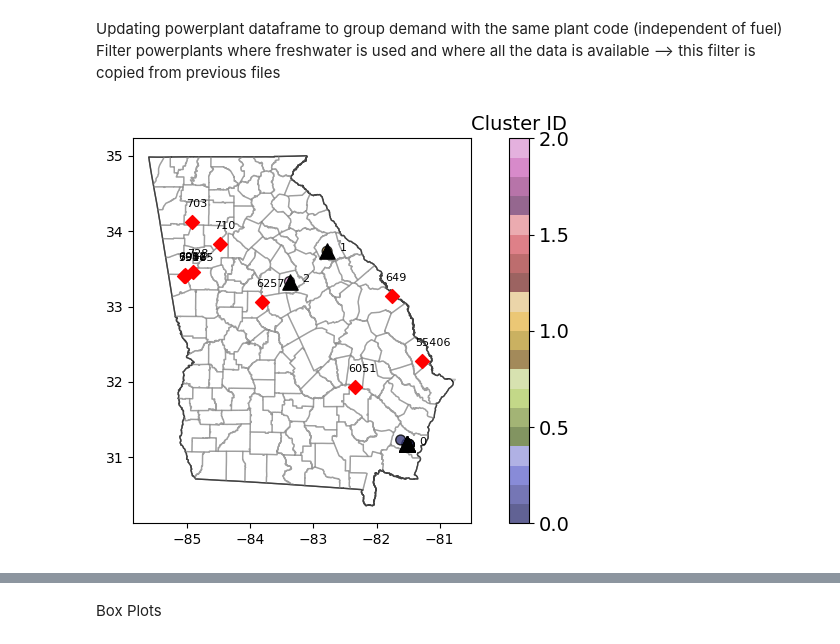
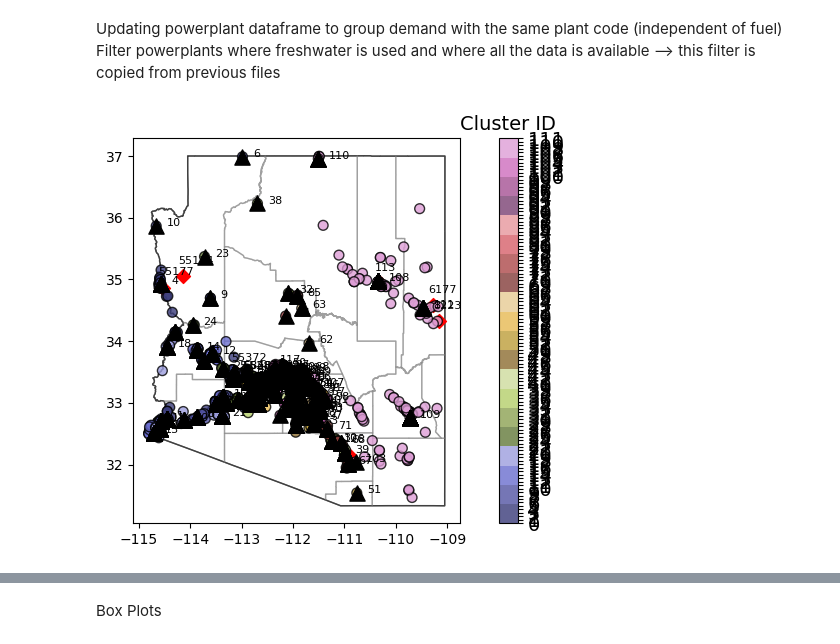
Before and after one commit to MuktaHardikar/WaterTAP3, a Jupyter notebook: watertap3/watertap3/BW_PP_USA.ipynb, the cells around one changed output, grey strips where cells are left out. Drawn from its saved outputs; the diff is of its cells as text; code cells hidden in the pictures.

Commit message:
power second pass, domestic data set

```diff
--- a/watertap3/watertap3/BW_PP_USA.ipynb
+++ b/watertap3/watertap3/BW_PP_USA.ipynb
@@ -18,11 +18,21 @@ from bw_lcow_functions import *
 # %% [markdown]
 Updated brackish water LCOW calculations
 # %%
-bw_df = pd.read_csv('/Users/mhardika/Documents/AMO/GeoToolAll_Methods/Water Source Data/Brackish/brackish_sites_with_metrics_baseline_dwi_updated_costs_transport_updated_basis_1.csv')
+# bw_df = pd.read_csv('/Users/mhardika/Documents/AMO/GeoToolAll_Methods/Water Source Data/Brackish/brackish_sites_with_metrics_baseline_dwi_updated_costs_transport_updated_basis_1.csv')
+bw_df = pd.read_csv('/Users/mhardika/Documents/AMO/GeoToolAll_Methods/Water Source Data/Brackish/brackish_sites_baseline_dwi_5Feb23.csv')
 netl_df = pd.read_csv("/Users/mhardika/Documents/AMO/GeoToolAll_Methods/Water Source Data/Power/NETL_ThermalPlants_Filtered.csv")
+pp_elev_db = pd.read_csv("/Users/mhardika/Documents/AMO/GeoToolAll_Methods/Water Source Data/Power/pp_elevation_data.csv", index_col = 0)
+pp_elev_db = pp_elev_db.set_index('PlantCode')
 
-state_alpha = 'GA'
-PATH = r'\Users\mhardika\Documents\AMO\GeoToolAll_Methods\Water Source Data\Brackish\clustering_results\\' + state_alpha
+state_alpha = 'AZ'
+# PATH = r'\Users\mhardika\Documents\AMO\GeoToolAll_Methods\Water Source Data\Brackish\clustering_results\\' + state_alpha
+PATH = r'\Users\mhardika\Documents\AMO\Analysis Data Files\clustering_results\\' + state_alpha
 cluster_bw_df = pd.read_csv(PATH + '\\' + state_alpha.lower()+'_cluster.csv').drop(['Unnamed: 0'],axis=1)
 subcluster_bw_df = pd.read_csv(PATH + '\\' + state_alpha.lower()+'_subcluster.csv').drop(['Unnamed: 0'],axis=1)
 bw_cluster_kmeans = pd.read_csv(PATH + '\\' + state_alpha.lower()+'_bw_kmeans.csv').drop(['Unnamed: 0'],axis=1)
+
+us_counties = gp.read_file(r'\Users\mhardika\Documents\AMO\GeoToolAll_Methods\GeoData\US_County_Boundaries\US_CountyBndrys.shp')
+us_counties = us_counties.to_crs("EPSG:4326")
+us_states = gp.read_file(r'C:\Users\mhardika\Documents\AMO\2050\analysis_files\tl_rd22_us_state\tl_rd22_us_state.shp')
+
+state_code_df =  pd.read_csv(r'/Users/mhardika/Documents/watertap3/WaterTAP3/watertap3/watertap3/data/state_geocode.csv',index_col='abbv')
@@ -56,61 +68,61 @@ for key in pp_group.groups.keys():
 # %%
 # Plot location of powerplants
 # pp_demand_met_df = one_pp_many_bw_df.groupby('PlantCode').last()
 
-us_counties = gp.read_file(r'\Users\mhardika\Documents\AMO\GeoToolAll_Methods\GeoData\US_County_Boundaries\US_CountyBndrys.shp')
-us_counties = us_counties.to_crs("EPSG:4326")
-us_states = gp.read_file(r'C:\Users\mhardika\Documents\AMO\2050\analysis_files\tl_rd22_us_state\tl_rd22_us_state.shp')
+def plot_map(cluster_bw_df):
+    abbv_code = cluster_bw_df.state_alpha.map(state_code_df.state_id)
 
-state_code_df =  pd.read_csv(r'/Users/mhardika/Documents/watertap3/WaterTAP3/watertap3/watertap3/data/state_geocode.csv',index_col='abbv')
-abbv_code = cluster_bw_df.state_alpha.map(state_code_df.state_id)
+    state_code = f'{abbv_code[0]:02d}'
+    # state_code = '09'
+    state_geo = us_counties.loc[us_counties['STATEFP']==state_code]
+    state_border = us_states.loc[us_states['STATEFP']==state_code]
 
-state_code = f'{abbv_code[0]:02d}'
-# state_code = '09'
-state_geo = us_counties.loc[us_counties['STATEFP']==state_code]
-state_border = us_states.loc[us_states['STATEFP']==state_code]
+    pp_long = pp_combined_df[pp_combined_df['PlantState']==state_alpha]['PPLongitude']
+    pp_lat = pp_combined_df[pp_combined_df['PlantState']==state_alpha]['PPLatitude']
 
-pp_long = pp_combined_df[pp_combined_df['PlantState']==state_alpha]['PPLongitude']
-pp_lat = pp_combined_df[pp_combined_df['PlantState']==state_alpha]['PPLatitude']
+    pp_geometry = [Point(xy) for xy in zip(pp_long,pp_lat)]
+    pp_geo_df = gp.GeoDataFrame(geometry = pp_geometry, crs='EPSG:4326')
+    pp_geo_df.geometry = pp_geo_df.geometry.to_crs('EPSG:4326')
 
-pp_geometry = [Point(xy) for xy in zip(pp_long,pp_lat)]
-pp_geo_df = gp.GeoDataFrame(geometry = pp_geometry, crs='EPSG:4326')
-pp_geo_df.geometry = pp_geo_df.geometry.to_crs('EPSG:4326')
+    # pp_demand_met_df = one_pp_many_bw_df[one_pp_many_bw_df['Cum_PPDemandFracMet']>=1].groupby('PlantCode').first()
 
-# pp_demand_met_df = one_pp_many_bw_df[one_pp_many_bw_df['Cum_PPDemandFracMet']>=1].groupby('PlantCode').first()
+    fig, (ax) = plt.subplots(figsize = (10,5))
 
-fig, (ax) = plt.subplots(figsize = (10,5))
+    state_border.plot(ax=ax,facecolor ='none',edgecolor ='black')
+    state_geo.plot(ax=ax,facecolor ='none',edgecolor ='gray',alpha = 0.5)
 
-state_border.plot(ax=ax,facecolor ='none',edgecolor ='black')
-state_geo.plot(ax=ax,facecolor ='none',edgecolor ='gray',alpha = 0.5)
+    pp_geo_df.plot(ax=ax, color='red', markersize = 50,label='PP', marker = 'D')
 
-pp_geo_df.plot(ax=ax, color='red', markersize = 50,label='PP', marker = 'D')
+    for i, txt in enumerate(pp_combined_df[pp_combined_df['PlantState']==state_alpha]['PlantCode'].unique()):
+        ax.annotate(txt,
+                    (pp_combined_df[pp_combined_df['PlantCode']==txt]['PPLongitude'].values[0]-0.1,
+                    pp_combined_df[pp_combined_df['PlantCode']==txt]['PPLatitude'].values[0]+0.2),fontsize =8)
 
-for i, txt in enumerate(pp_combined_df[pp_combined_df['PlantState']==state_alpha]['PlantCode'].unique()):
-    ax.annotate(txt,
-                (pp_combined_df[pp_combined_df['PlantCode']==txt]['PPLongitude'].values[0]-0.1,
-                pp_combined_df[pp_combined_df['PlantCode']==txt]['PPLatitude'].values[0]+0.2),fontsize =8)
+    # Plot subcluster and cluster centroids
+    state_df = bw_cluster_kmeans
+    cm = plt.cm.get_cmap('tab20b')
 
-# Plot subcluster and cluster centroids
-state_df = bw_cluster_kmeans
-cm = plt.cm.get_cmap('tab20b')
+    sc = ax.scatter(x = state_df['Longitude'], y = state_df['Latitude'], s=50,
+                    c=state_df['cluster_id'].values, cmap=cm, edgecolor ='black',alpha = 0.8)
 
-sc = ax.scatter(x = state_df['Longitude'], y = state_df['Latitude'], s=50,
-                c=state_df['cluster_id'].values, cmap=cm, edgecolor ='black',alpha = 0.8)
+    for cluster in state_df['cluster_id'].unique():
+        df_0 = state_df[(state_df['cluster_id']==cluster)]
 
-for cluster in state_df['cluster_id'].unique():
-    df_0 = state_df[(state_df['cluster_id']==cluster)]
+        # Plot the centroid in each cluster
+        ax.scatter(df_0['centroid_long'], df_0['centroid_lat'], c='black', s=120, marker = '^',edgecolor ='black')
+        ax.annotate(cluster, (df_0['centroid_long'].values[0]+0.2, df_0['centroid_lat'].values[0]),fontsize =8)
 
-    # Plot the centroid in each cluster
-    ax.scatter(df_0['centroid_long'], df_0['centroid_lat'], c='black', s=120, marker = '^',edgecolor ='black')
-    ax.annotate(cluster, (df_0['centroid_long'].values[0]+0.2, df_0['centroid_lat'].values[0]),fontsize =8)
+    if len(state_df['cluster_id'].unique())%2 == 0:
+        ticks_var = len(state_df['cluster_id'].unique())
+    else:
+        ticks_var = len(state_df['cluster_id'].unique()) + 1
 
-if len(state_df['cluster_id'].unique())%2 == 0:
-    ticks_var = len(state_df['cluster_id'].unique())
-else:
-    ticks_var = len(state_df['cluster_id'].unique()) + 1
+    cbar = plt.colorbar(sc,ax=ax,ticks = plt.MaxNLocator(ticks_var))
+    cbar.ax.set_title('Cluster ID',fontsize = 14)
+    cbar.ax.tick_params(labelsize=14)
+    plt.ioff()
+    return fig
 
-cbar = plt.colorbar(sc,ax=ax,ticks = plt.MaxNLocator(ticks_var))
-cbar.ax.set_title('Cluster ID',fontsize = 14)
-cbar.ax.tick_params(labelsize=14)
+plot_map(cluster_bw_df)
 # %% [output]
-[figure, old version]
+[figure, new version]
```
Also changed, not shown: parts of 13 cells of this notebook, 11 other files.
